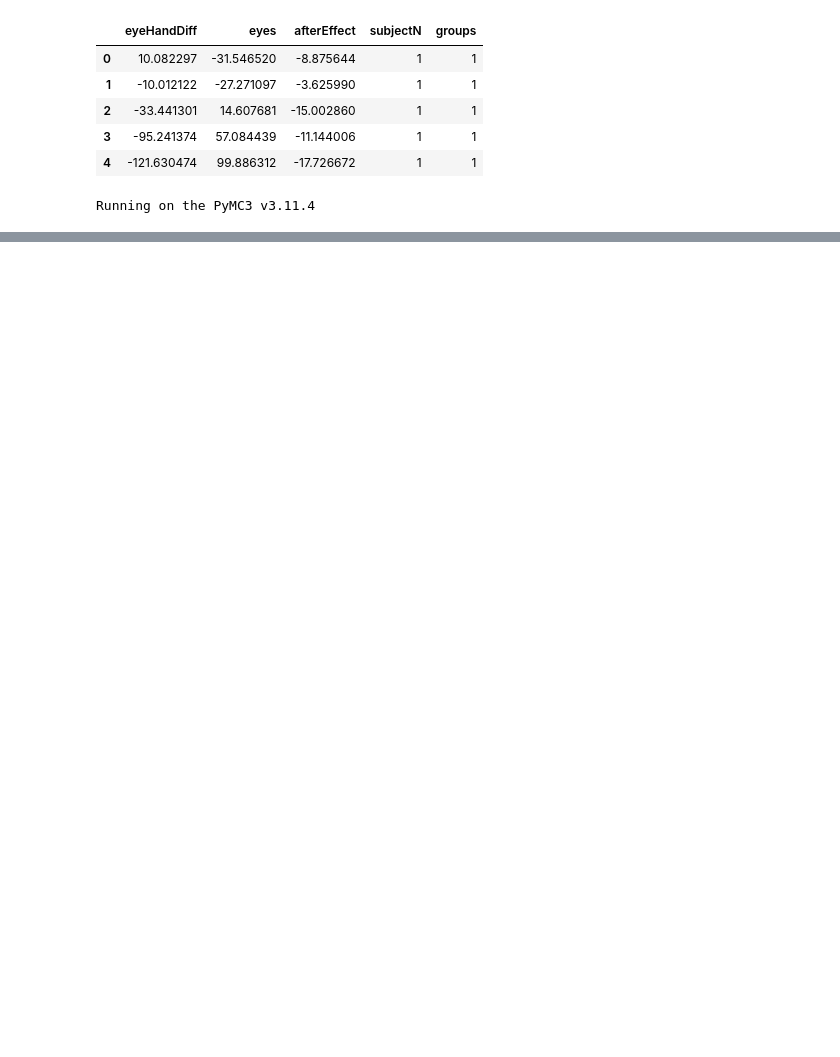
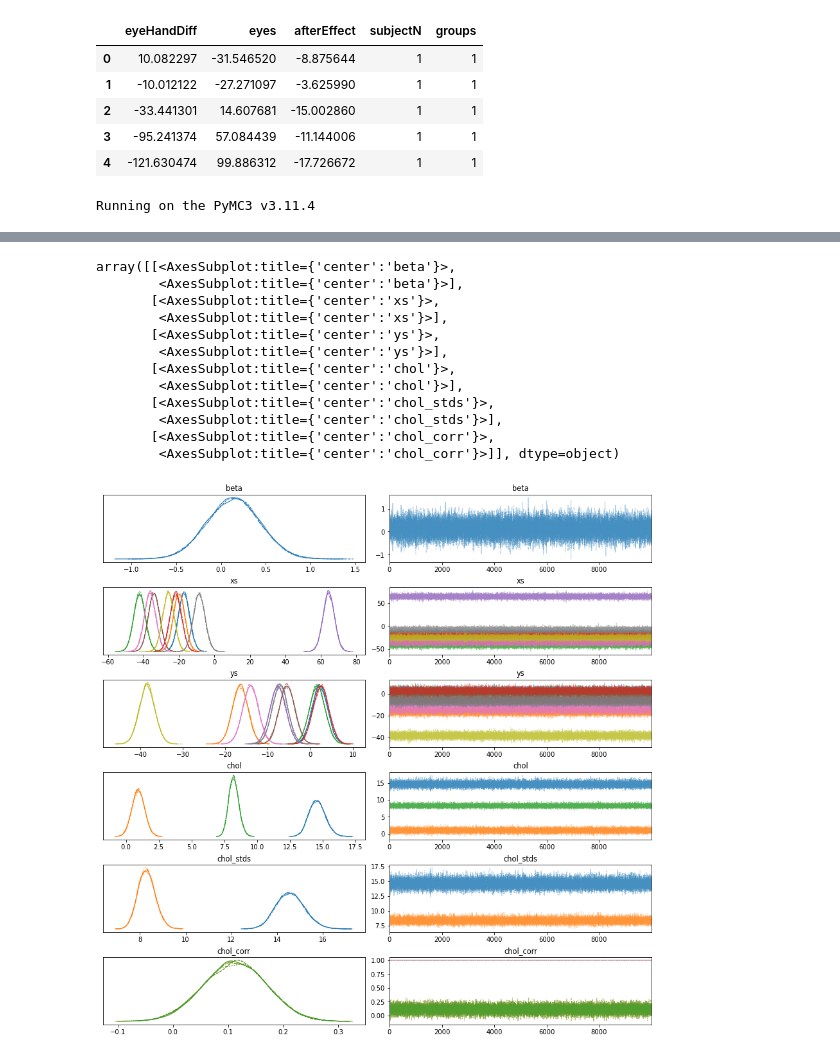
Before and after one commit to opherdonchin/Regression-by-group, a Jupyter notebook: Regression_analysis.ipynb, the cells around one changed output, grey strips where cells are left out. Cells and saved outputs as stored; diff of their text form; code cells hidden in the pictures; blank space fills up the shorter version.

Commit message:
Working model with different Xobs, Yobs

```diff
--- a/Regression_analysis.ipynb
+++ b/Regression_analysis.ipynb
@@ -145,5 +66,0 @@ NUTS: [sigma, beta]
-# %%
-for model_name,these_az in zip(all_model_name, all_az):
-  for data_name,trace in zip(all_data_name,these_az):
-    ax = az.plot_trace(trace)
-    ax[0][0].get_figure().suptitle(f'{model_name}: {data_name}')
@@ -159,5 +66,0 @@ for model_name,these_az in zip(all_model_name, all_az):
-# %%
-for model_name,these_az in zip(all_model_name, all_az):
-  for data_name,trace in zip(all_data_name, these_az):
-    print(f'{model_name}: {data_name}')
-    print(pm.summary(trace).round(2))
@@ -235,0 +67,7 @@ See http://arxiv.org/abs/1507.04544 for details
+# %%
+this_data = no_landmark_data.loc[no_landmark_data["groups"]==1,:]
+x = this_data["eyeHandDiff"]
+y = this_data["afterEffect"]
+s = this_data["subjectN"]
+
+m = homogeneuos_model(y,x,s)
@@ -235,0 +78,4 @@ See http://arxiv.org/abs/1507.04544 for details
+# %%
+with m:
+    trace = pm.sample(draws=10000, tune=1000, cores=4)
+az_trace = az.from_pymc3(trace=trace,model=m)
@@ -235,0 +89,16 @@ See http://arxiv.org/abs/1507.04544 for details
+# %%
+az.plot_trace(az_trace)
+# %% [output]
+array([[<AxesSubplot:title={'center':'beta'}>,
+        <AxesSubplot:title={'center':'beta'}>],
+       [<AxesSubplot:title={'center':'xs'}>,
+        <AxesSubplot:title={'center':'xs'}>],
+       [<AxesSubplot:title={'center':'ys'}>,
+        <AxesSubplot:title={'center':'ys'}>],
+       [<AxesSubplot:title={'center':'chol'}>,
+        <AxesSubplot:title={'center':'chol'}>],
+       [<AxesSubplot:title={'center':'chol_stds'}>,
+        <AxesSubplot:title={'center':'chol_stds'}>],
+       [<AxesSubplot:title={'center':'chol_corr'}>,
+        <AxesSubplot:title={'center':'chol_corr'}>]], dtype=object)
+[figure, added]
```
Also changed, not shown: parts of 13 cells of this notebook, 6 other files.
